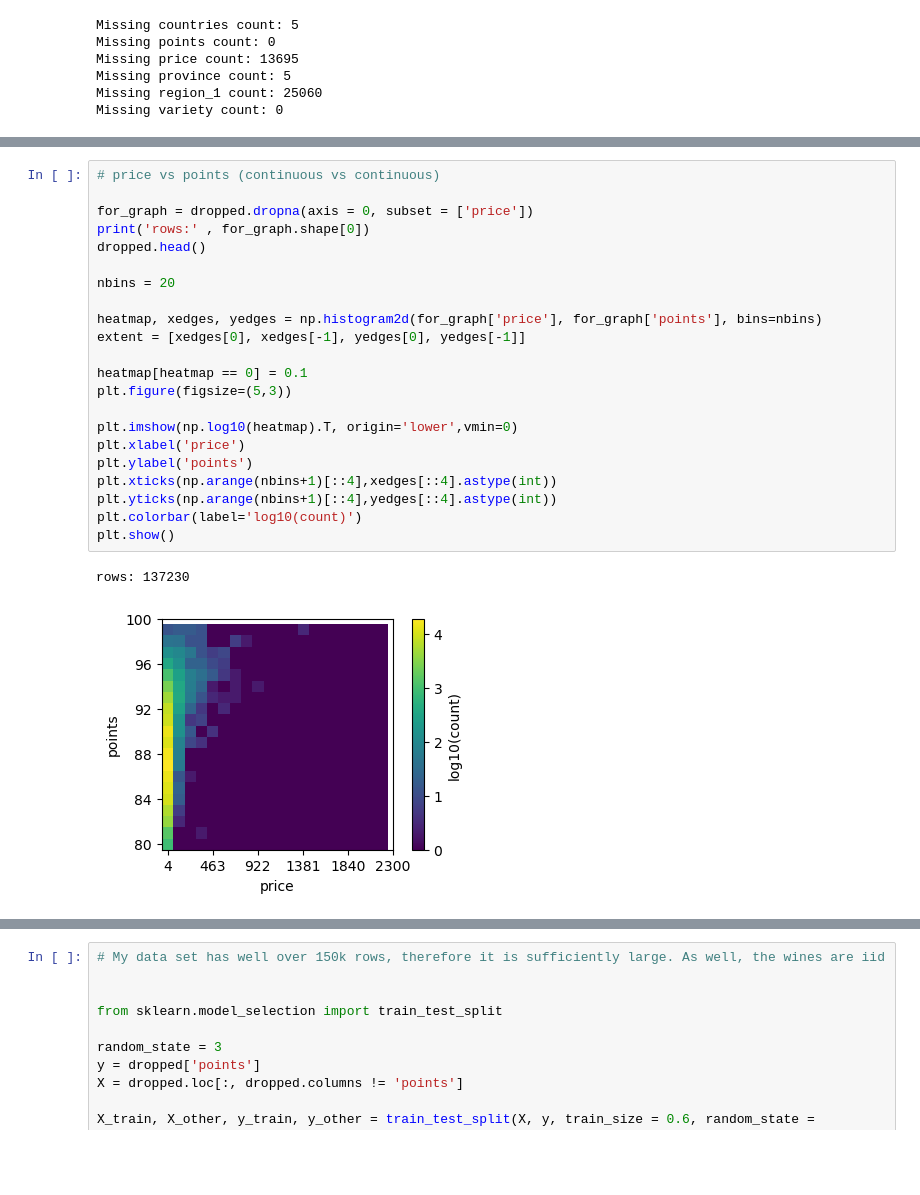
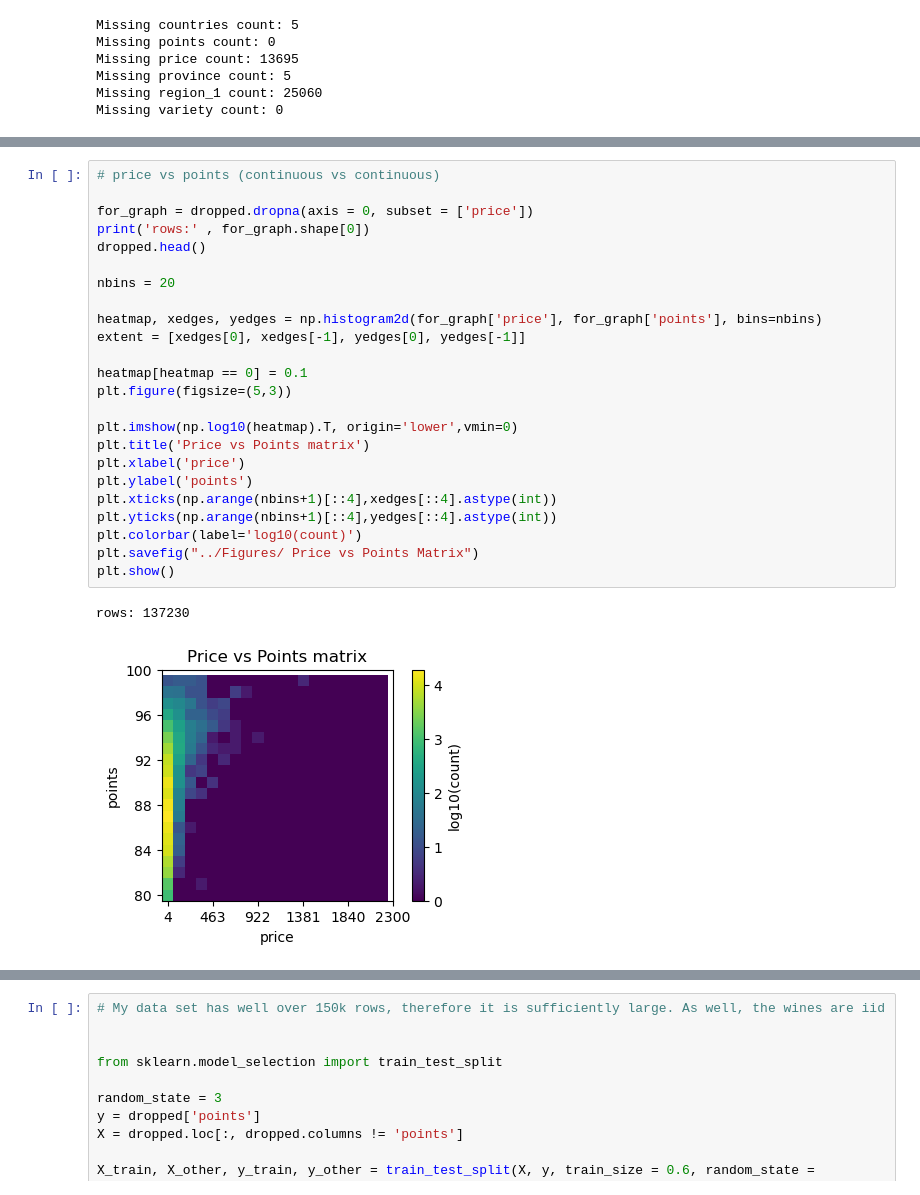
Before and after one commit to numbersix1103/Wine-Review-Midterm, a Jupyter notebook: src/Wine Reviews Midterm.ipynb, the cells around one changed output, grey strips where cells are left out. Cells and saved outputs as stored; diff of their text form; blank space fills up the shorter version.

```diff
--- a/src/Wine Reviews Midterm.ipynb
+++ b/src/Wine Reviews Midterm.ipynb
@@ -244,28 +320,30 @@ plt.show()
 # %%
 # price vs points (continuous vs continuous)
 
 for_graph = dropped.dropna(axis = 0, subset = ['price'])
 print('rows:' , for_graph.shape[0])
 dropped.head()
 
 nbins = 20
 
 heatmap, xedges, yedges = np.histogram2d(for_graph['price'], for_graph['points'], bins=nbins)
 extent = [xedges[0], xedges[-1], yedges[0], yedges[-1]]
 
 heatmap[heatmap == 0] = 0.1
 plt.figure(figsize=(5,3))
 
 plt.imshow(np.log10(heatmap).T, origin='lower',vmin=0)
+plt.title('Price vs Points matrix')
 plt.xlabel('price')
 plt.ylabel('points')
 plt.xticks(np.arange(nbins+1)[::4],xedges[::4].astype(int))
 plt.yticks(np.arange(nbins+1)[::4],yedges[::4].astype(int))
 plt.colorbar(label='log10(count)')
+plt.savefig("../Figures/ Price vs Points Matrix")
 plt.show()
 # %% [output]
 rows: 137230
-[figure, old version]
+[figure, new version]
 # %%
 plt.figure(figsize=(5,3))
 dropped.plot.scatter('price','points', s=10, alpha=0.1)
```
Also changed, not shown: parts of 18 cells of this notebook, 6 other files.
